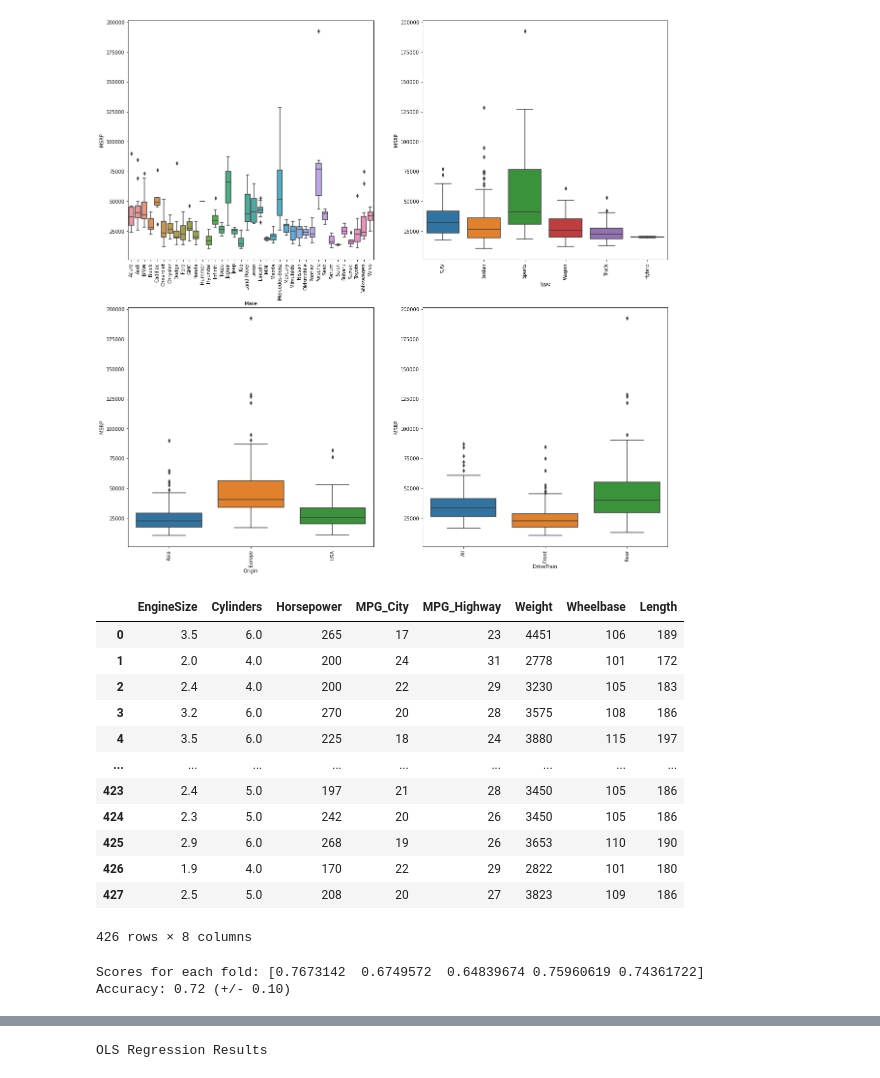
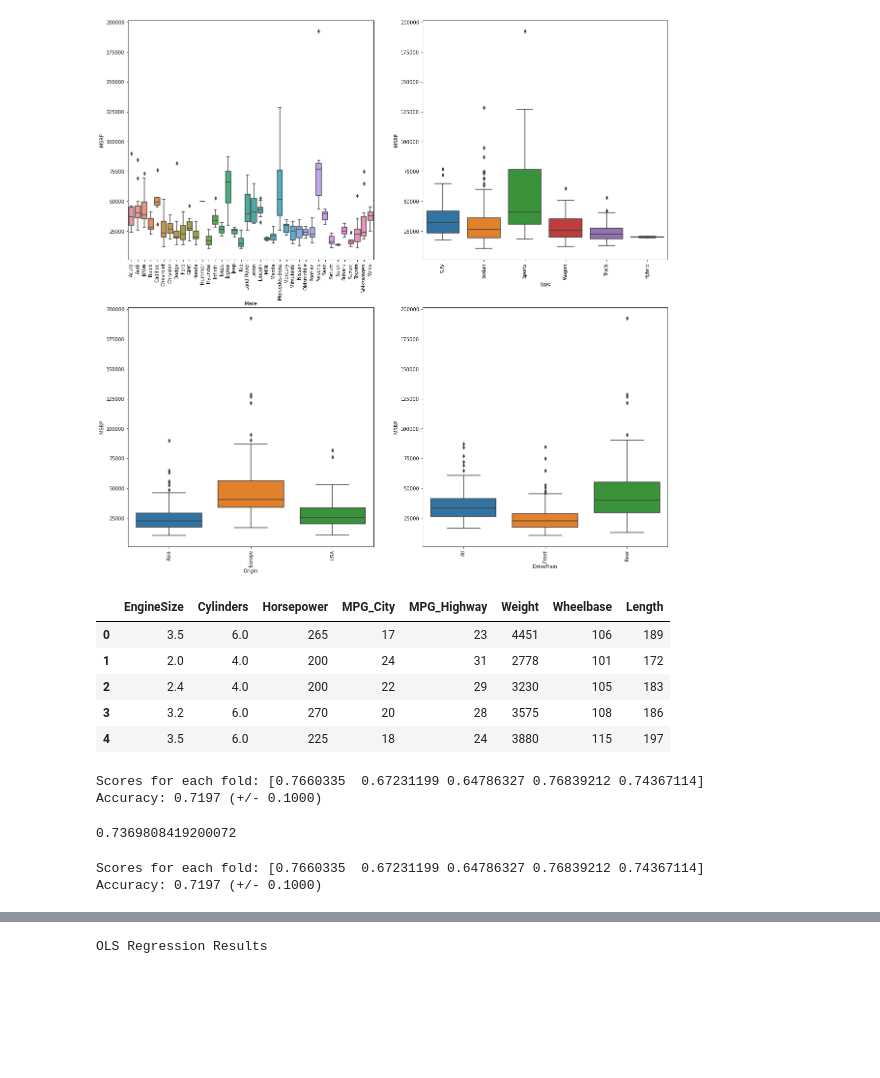
Before and after one commit to ReedBallesterosNU/MSDS-422-DL-Practical-Machine-Learning, a Jupyter notebook: Sandbox/Cars/Cars.ipynb, the cells around one changed output, grey strips where cells are left out. Saved outputs shown, nothing was run; the diff lists cells and outputs as text; code cells hidden in the pictures; blank space fills up the shorter version.

```diff
--- a/Sandbox/Cars/Cars.ipynb
+++ b/Sandbox/Cars/Cars.ipynb
@@ -113,25 +113,36 @@ X = df[quant_cols].copy()
 # model tuning - tried removing the following features, get worse results =P
 #X.drop(['Weight', 'Length','MPG_City','Wheelbase'], axis=1, inplace=True)
 # %%
-X
+X.head()
 # %% [output]
 |  | EngineSize | Cylinders | Horsepower | MPG_City | MPG_Highway | Weight | Wheelbase | Length |
 | 0 | 3.5 | 6.0 | 265 | 17 | 23 | 4451 | 106 | 189 |
 | 1 | 2.0 | 4.0 | 200 | 24 | 31 | 2778 | 101 | 172 |
 | 2 | 2.4 | 4.0 | 200 | 22 | 29 | 3230 | 105 | 183 |
 | 3 | 3.2 | 6.0 | 270 | 20 | 28 | 3575 | 108 | 186 |
 | 4 | 3.5 | 6.0 | 225 | 18 | 24 | 3880 | 115 | 197 |
-| ... | ... | ... | ... | ... | ... | ... | ... | ... |
-| 423 | 2.4 | 5.0 | 197 | 21 | 28 | 3450 | 105 | 186 |
-| 424 | 2.3 | 5.0 | 242 | 20 | 26 | 3450 | 105 | 186 |
-| 425 | 2.9 | 6.0 | 268 | 19 | 26 | 3653 | 110 | 190 |
-| 426 | 1.9 | 4.0 | 170 | 22 | 29 | 2822 | 101 | 180 |
-| 427 | 2.5 | 5.0 | 208 | 20 | 27 | 3823 | 109 | 186 |
-426 rows × 8 columns
 # %%
 # create training/test data
 X_train, X_test, y_train, y_test = train_test_split(X,
                                                     y,
                                                     test_size=0.25,
                                                     random_state=42)
+# %%
+alpha = 0.20
+model = ElasticNet(alpha=alpha)
+K = 5
+
+# KFold regression testing
+kf = KFold(n_splits=K, shuffle=True, random_state=42)
+score = cross_val_score(model, X, y, cv=kf)
+print(f'Scores for each fold: {score}')
+print("Accuracy: %0.4f (+/- %0.4f)" % (score.mean(), score.std() * 2))
+# %% [output]
+Scores for each fold: [0.7660335  0.67231199 0.64786327 0.76839212 0.74367114]
+Accuracy: 0.7197 (+/- 0.1000)
+# %%
+fit_model = model.fit(X_train, y_train)
+fit_model.score(X_train, y_train)
+# %% [output]
+0.7369808419200072
 # %%
@@ -146,10 +162,10 @@ K = 5
 kf = KFold(n_splits=K, shuffle=True, random_state=42)
 score = cross_val_score(model, X, y, cv=kf)
 print(f'Scores for each fold: {score}')
-print("Accuracy: %0.2f (+/- %0.2f)" % (score.mean(), score.std() * 2))
+print("Accuracy: %0.4f (+/- %0.4f)" % (score.mean(), score.std() * 2))
 # %% [output]
-Scores for each fold: [0.7673142  0.6749572  0.64839674 0.75960619 0.74361722]
-Accuracy: 0.72 (+/- 0.10)
+Scores for each fold: [0.7660335  0.67231199 0.64786327 0.76839212 0.74367114]
+Accuracy: 0.7197 (+/- 0.1000)
 # %%
 fit_model = model.fit(X_train, y_train)
 # %%
```
Also changed, not shown: parts of 9 cells of this notebook.
